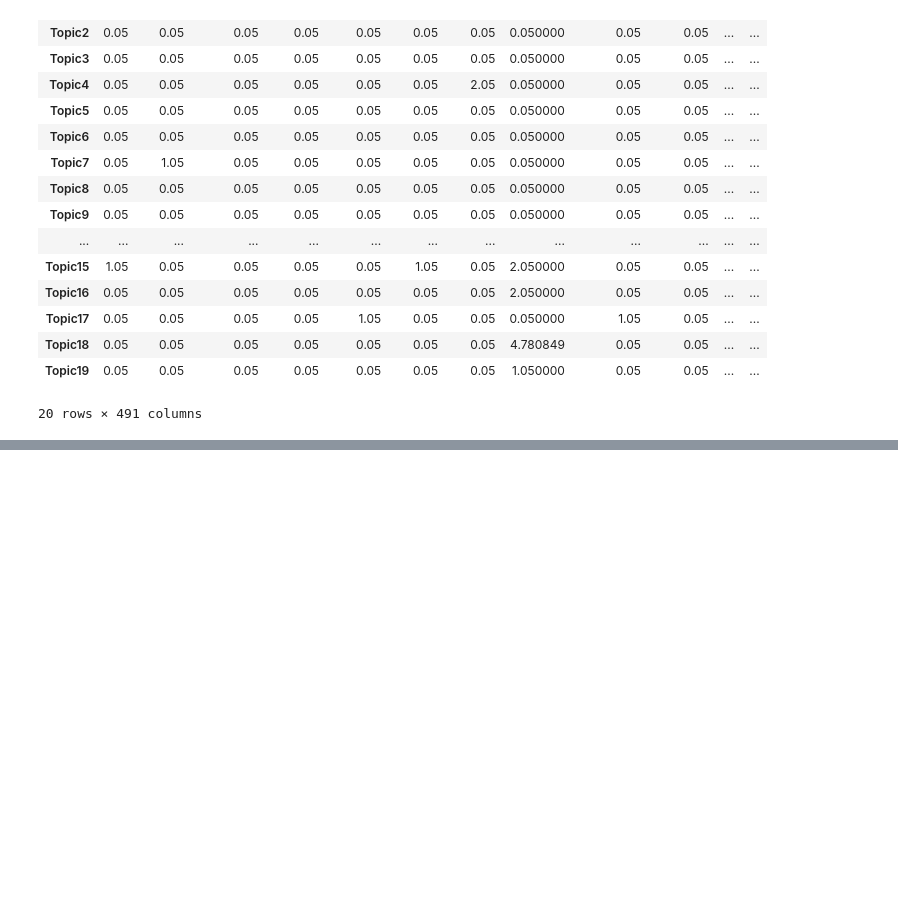
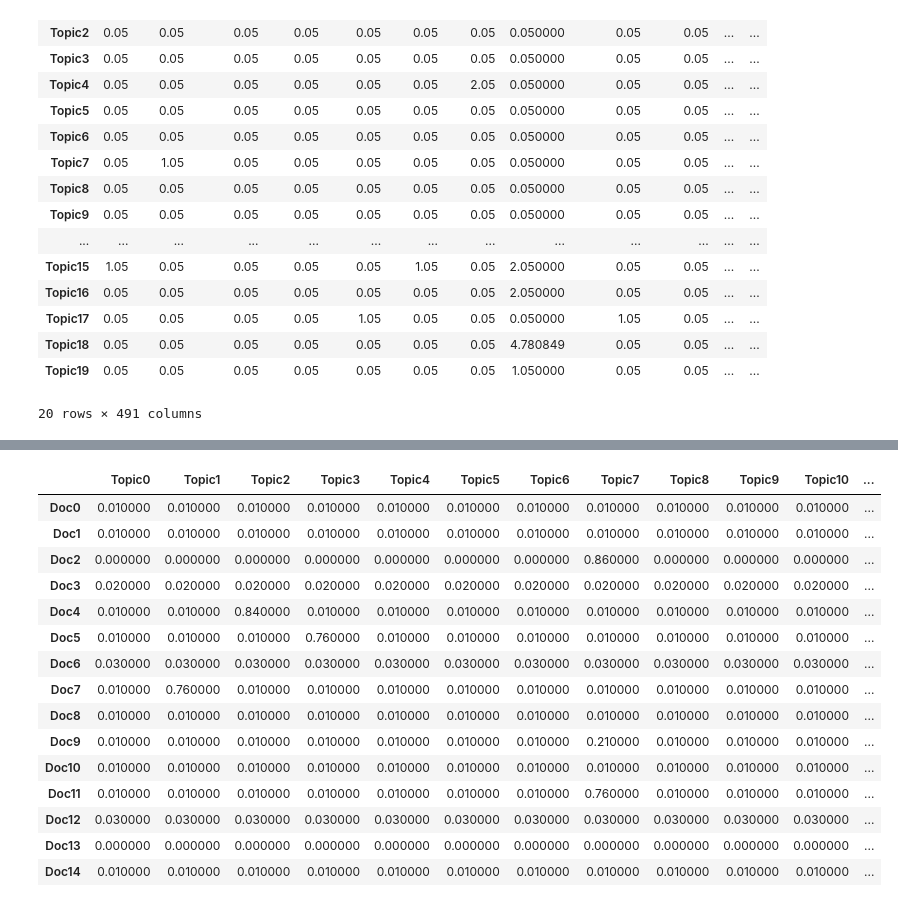
Before and after one commit to sindhri/topic_modeling, a Jupyter notebook: topic_modeling_grid.ipynb, the cells around one changed output, grey strips where cells are left out. Drawn from its saved outputs; the diff is of its cells as text; code cells hidden in the pictures; blank space fills up the shorter version.

```diff
--- a/topic_modeling_grid.ipynb
+++ b/topic_modeling_grid.ipynb
@@ -434,12 +434,25 @@ def evalute_lda(lda_output):
     topic_keywords, df_topic_keywords = show_topics(vectorizer=vectorizer, lda_model=best_lda_model, n_words=20)
     df_topic_keywords_matrix = get_topic_keyword_matrix(best_lda_model, vectorizer, topicnames)
     lda_metrics = {}
+    lda_metrics['df_document_topic'] = df_document_topic
     lda_metrics['df_document_topic_top'] = df_document_topic_top
     lda_metrics['df_topic_distribution'] = df_topic_distribution
     lda_metrics['df_topic_keywords'] = df_topic_keywords
     lda_metrics['df_topic_keywords_matrix'] = df_topic_keywords_matrix
     return lda_metrics
 
+def add_topic_keywords_to_df(df, lda_metrics):
+    df_document_topic = lda_metrics['df_document_topic']
+    df_document_topic = df_document_topic.reset_index()
+    df = df.join(df_document_topic['dominant_topic'])
+    df_topic_keywords = lda_metrics['df_topic_keywords']
+    df_topic_keywords['first_5'] = df_topic_keywords['Word 0'] + ' ' + df_topic_keywords['Word 1'] + ' ' + df_topic_keywords['Word 2'] + ' ' + df_topic_keywords['Word 3'] + ' ' + df_topic_keywords['Word 4']
+    dict_topic_keywords = {}
+    for index in df_topic_keywords.index:
+        dict_topic_keywords[index] = df_topic_keywords['first_5'][index]
+
+    df['topic_first_5_keywords'] = df['dominant_topic'].apply(lambda x:dict_topic_keywords['Topic ' + str(x)])
+    return df
 # make prediction
 def predict_topic(data, lda_output, lda_metrics):
 
@@ -1632,0 +1706,20 @@ print(prob_scores)
+# %%
+lc_30_lda_metrics = evalute_lda(lc_30_lda_output)
+lc_30_lda_metrics['df_document_topic_top']
+# %% [output]
+|  | Topic0 | Topic1 | Topic2 | Topic3 | Topic4 | Topic5 | Topic6 | Topic7 | Topic8 | Topic9 | Topic10 | ... |
+| Doc0 | 0.010000 | 0.010000 | 0.010000 | 0.010000 | 0.010000 | 0.010000 | 0.010000 | 0.010000 | 0.010000 | 0.010000 | 0.010000 | ... |
+| Doc1 | 0.010000 | 0.010000 | 0.010000 | 0.010000 | 0.010000 | 0.010000 | 0.010000 | 0.010000 | 0.010000 | 0.010000 | 0.010000 | ... |
+| Doc2 | 0.000000 | 0.000000 | 0.000000 | 0.000000 | 0.000000 | 0.000000 | 0.000000 | 0.860000 | 0.000000 | 0.000000 | 0.000000 | ... |
+| Doc3 | 0.020000 | 0.020000 | 0.020000 | 0.020000 | 0.020000 | 0.020000 | 0.020000 | 0.020000 | 0.020000 | 0.020000 | 0.020000 | ... |
+| Doc4 | 0.010000 | 0.010000 | 0.840000 | 0.010000 | 0.010000 | 0.010000 | 0.010000 | 0.010000 | 0.010000 | 0.010000 | 0.010000 | ... |
+| Doc5 | 0.010000 | 0.010000 | 0.010000 | 0.760000 | 0.010000 | 0.010000 | 0.010000 | 0.010000 | 0.010000 | 0.010000 | 0.010000 | ... |
+| Doc6 | 0.030000 | 0.030000 | 0.030000 | 0.030000 | 0.030000 | 0.030000 | 0.030000 | 0.030000 | 0.030000 | 0.030000 | 0.030000 | ... |
+| Doc7 | 0.010000 | 0.760000 | 0.010000 | 0.010000 | 0.010000 | 0.010000 | 0.010000 | 0.010000 | 0.010000 | 0.010000 | 0.010000 | ... |
+| Doc8 | 0.010000 | 0.010000 | 0.010000 | 0.010000 | 0.010000 | 0.010000 | 0.010000 | 0.010000 | 0.010000 | 0.010000 | 0.010000 | ... |
+| Doc9 | 0.010000 | 0.010000 | 0.010000 | 0.010000 | 0.010000 | 0.010000 | 0.010000 | 0.210000 | 0.010000 | 0.010000 | 0.010000 | ... |
+| Doc10 | 0.010000 | 0.010000 | 0.010000 | 0.010000 | 0.010000 | 0.010000 | 0.010000 | 0.010000 | 0.010000 | 0.010000 | 0.010000 | ... |
+| Doc11 | 0.010000 | 0.010000 | 0.010000 | 0.010000 | 0.010000 | 0.010000 | 0.010000 | 0.760000 | 0.010000 | 0.010000 | 0.010000 | ... |
+| Doc12 | 0.030000 | 0.030000 | 0.030000 | 0.030000 | 0.030000 | 0.030000 | 0.030000 | 0.030000 | 0.030000 | 0.030000 | 0.030000 | ... |
+| Doc13 | 0.000000 | 0.000000 | 0.000000 | 0.000000 | 0.000000 | 0.000000 | 0.000000 | 0.000000 | 0.000000 | 0.000000 | 0.000000 | ... |
+| Doc14 | 0.010000 | 0.010000 | 0.010000 | 0.010000 | 0.010000 | 0.010000 | 0.010000 | 0.010000 | 0.010000 | 0.010000 | 0.010000 | ... |
```
Also changed, not shown: parts of 17 cells of this notebook.
